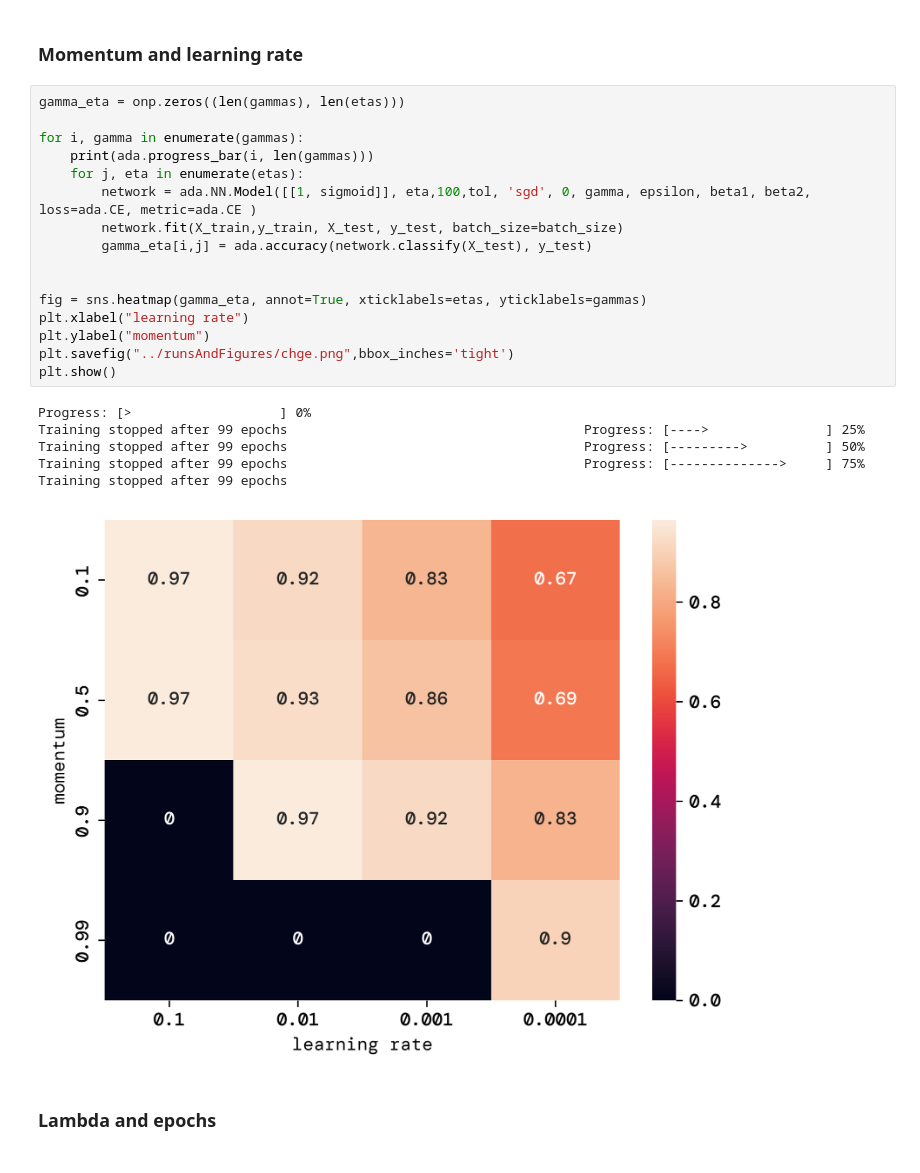
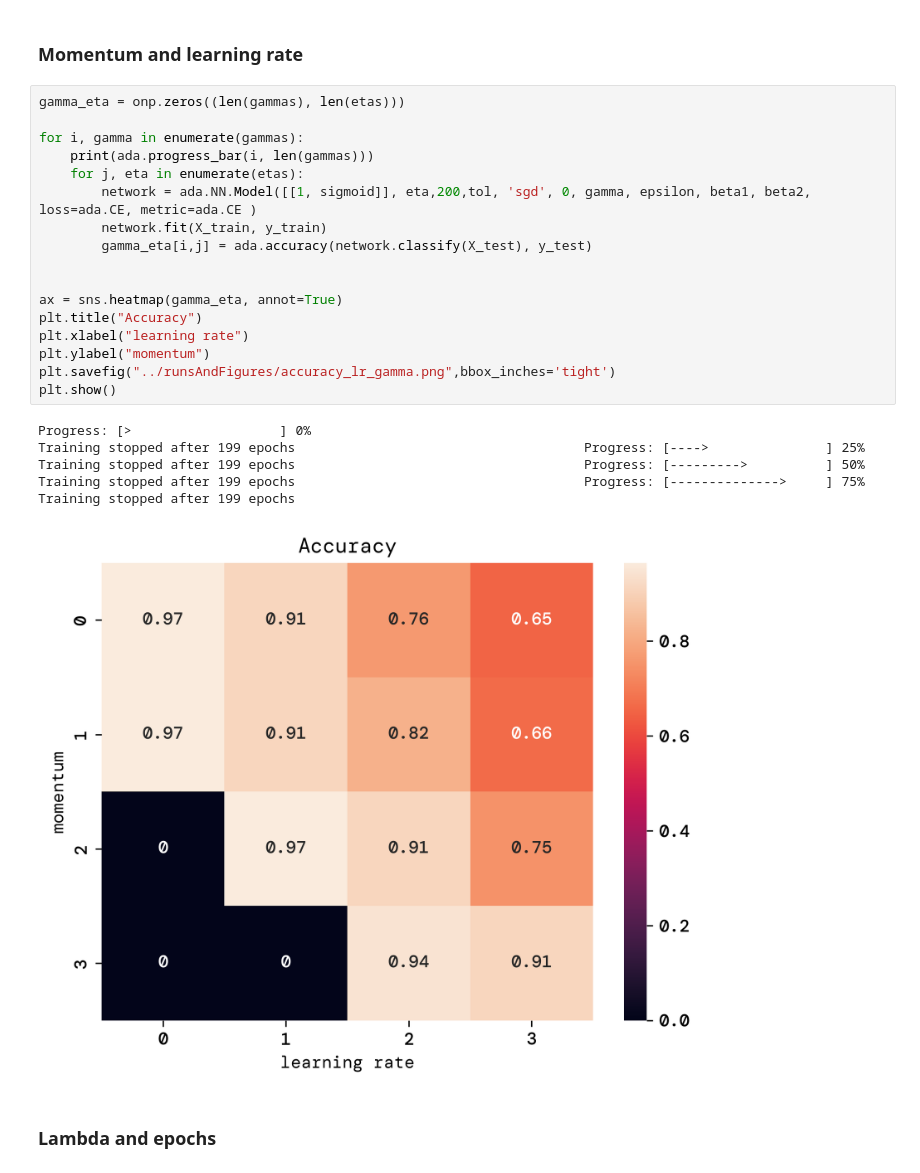
Before and after one commit to bragewiseth/MachineLearningProjects, a Jupyter notebook: project2/src/classification.ipynb, the cells around one changed output. Cells and saved outputs as stored; diff of their text form.

```diff
--- a/project2/src/classification.ipynb
+++ b/project2/src/classification.ipynb
@@ -117,26 +131,27 @@ epsilon = 1e-8
 # %%
 gamma_eta = onp.zeros((len(gammas), len(etas)))
 
 for i, gamma in enumerate(gammas):
     print(ada.progress_bar(i, len(gammas)))
     for j, eta in enumerate(etas):
-        network = ada.NN.Model([[1, sigmoid]], eta,100,tol, 'sgd', 0, gamma, epsilon, beta1, beta2, loss=ada.CE, metric=ada.CE )
-        network.fit(X_train,y_train, X_test, y_test, batch_size=batch_size)
+        network = ada.NN.Model([[1, sigmoid]], eta,200,tol, 'sgd', 0, gamma, epsilon, beta1, beta2, loss=ada.CE, metric=ada.CE )
+        network.fit(X_train, y_train)
         gamma_eta[i,j] = ada.accuracy(network.classify(X_test), y_test)
 
 
-fig = sns.heatmap(gamma_eta, annot=True, xticklabels=etas, yticklabels=gammas)
+ax = sns.heatmap(gamma_eta, annot=True)
+plt.title("Accuracy")
 plt.xlabel("learning rate")
 plt.ylabel("momentum")
-plt.savefig("../runsAndFigures/chge.png",bbox_inches='tight')
+plt.savefig("../runsAndFigures/accuracy_lr_gamma.png",bbox_inches='tight')
 plt.show()
 # %% [output]
 Progress: [>                   ] 0%
-Training stopped after 99 epochs                                      Progress: [---->               ] 25%
-Training stopped after 99 epochs                                      Progress: [--------->          ] 50%
-Training stopped after 99 epochs                                      Progress: [-------------->     ] 75%
-Training stopped after 99 epochs
+Training stopped after 199 epochs                                     Progress: [---->               ] 25%
+Training stopped after 199 epochs                                     Progress: [--------->          ] 50%
+Training stopped after 199 epochs                                     Progress: [-------------->     ] 75%
+Training stopped after 199 epochs
-[figure, old version]
+[figure, new version]
 # %% [markdown]
 ### Lambda and epochs
 # %%
```
Also changed, not shown: parts of 5 cells of this notebook, 19 other files.
